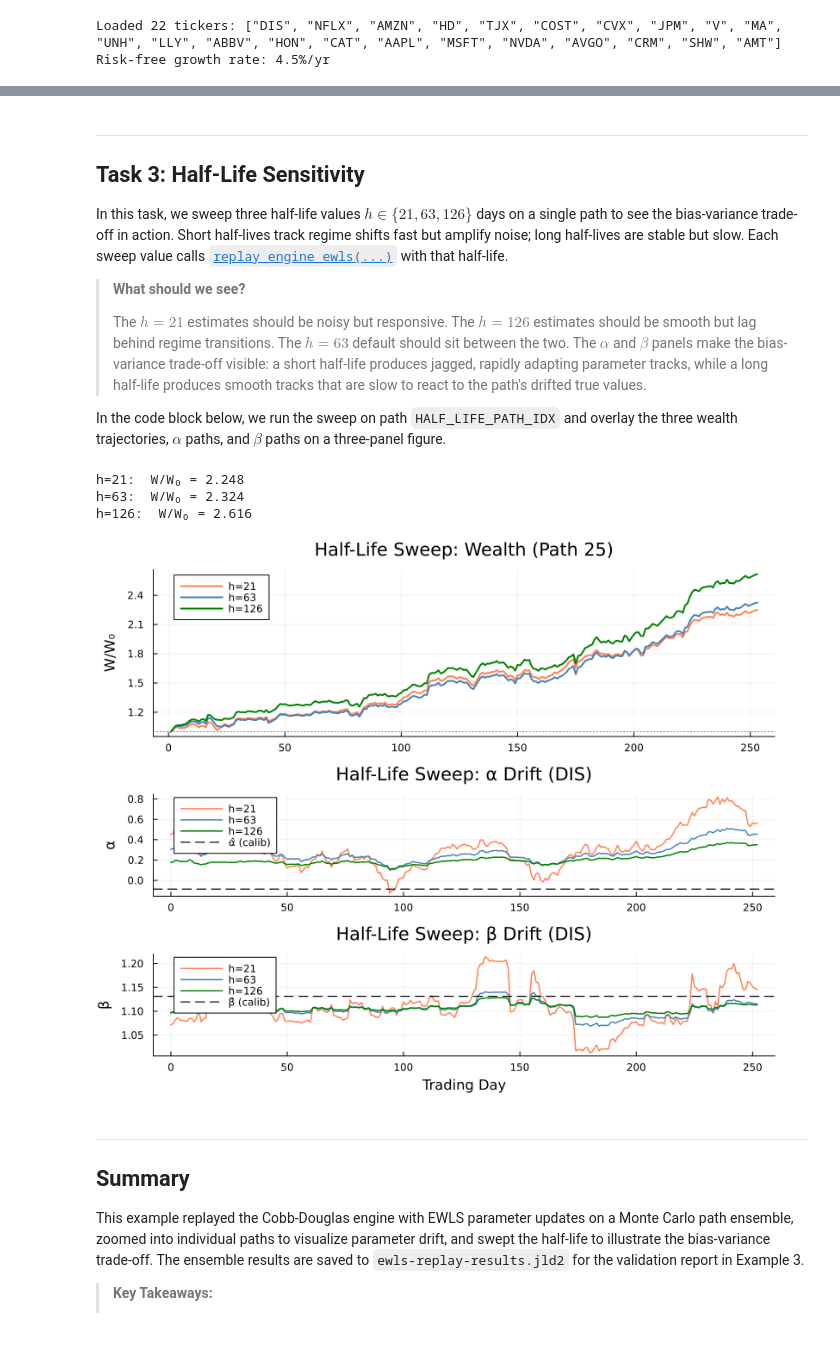
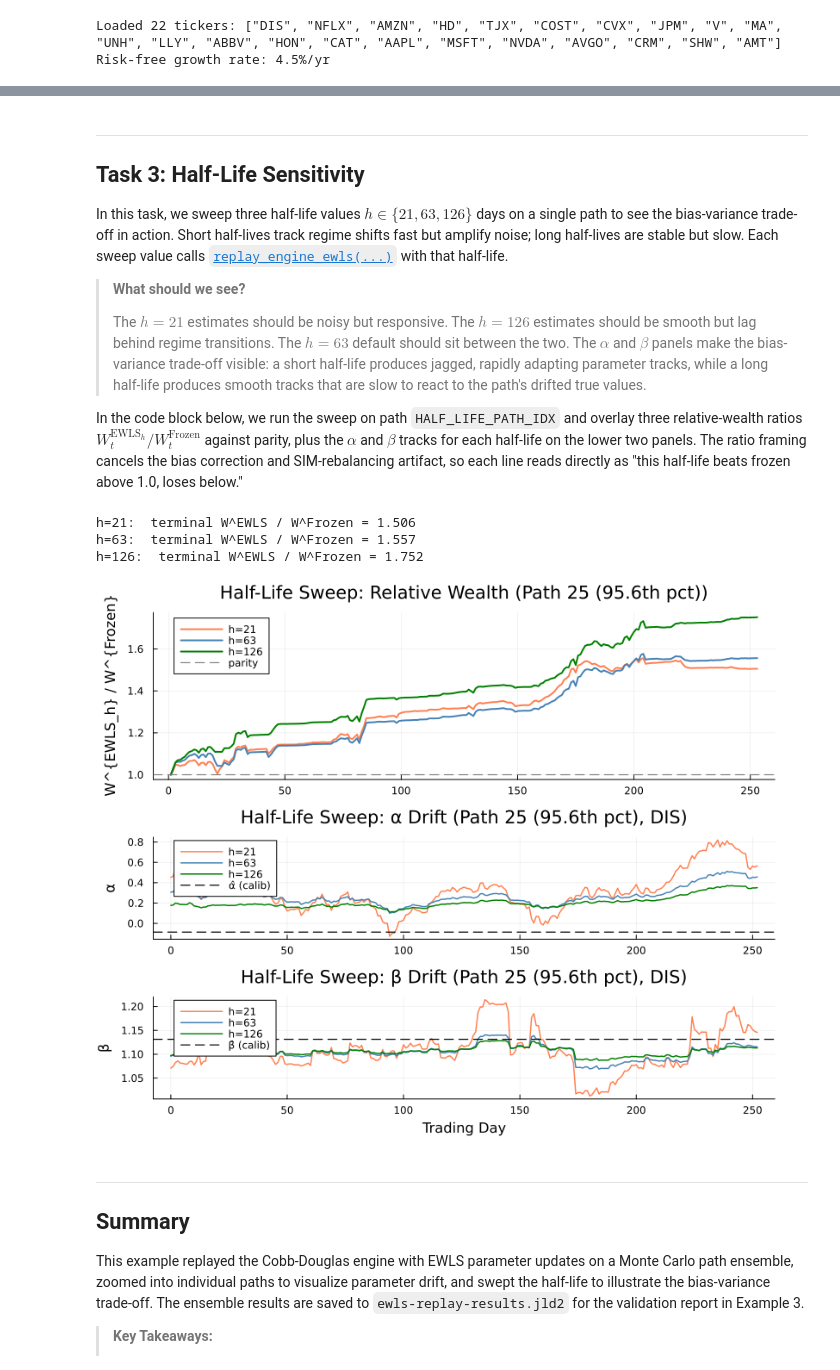
Before and after one commit to varnerlab/eCornell-AI-finance-lectures, a Jupyter notebook: lectures/session-3/eCornell-AI-Finance-S3-Example-Core-EWLSEngineReplay-May-2026.ipynb, the cells around one changed output, grey strips where cells are left out. Saved outputs shown, nothing was run; the diff lists cells and outputs as text; code cells hidden in the pictures; blank space fills up the shorter version.

```diff
--- a/lectures/session-3/eCornell-AI-Finance-S3-Example-Core-EWLSEngineReplay-May-2026.ipynb
+++ b/lectures/session-3/eCornell-AI-Finance-S3-Example-Core-EWLSEngineReplay-May-2026.ipynb
@@ -390,11 +429,14 @@ In this task, we sweep three half-life values $h \in \{21, 63, 126\}$ days on a
 >
 > The $h = 21$ estimates should be noisy but responsive. The $h = 126$ estimates should be smooth but lag behind regime transitions. The $h = 63$ default should sit between the two. The $\alpha$ and $\beta$ panels make the bias-variance trade-off visible: a short half-life produces jagged, rapidly adapting parameter tracks, while a long half-life produces smooth tracks that are slow to react to the path's drifted true values.
 
-In the code block below, we run the sweep on path `HALF_LIFE_PATH_IDX` and overlay the three wealth trajectories, $\alpha$ paths, and $\beta$ paths on a three-panel figure.
+In the code block below, we run the sweep on path `HALF_LIFE_PATH_IDX` and overlay three relative-wealth ratios $W^{\text{EWLS}_h}_t / W^{\text{Frozen}}_t$ against parity, plus the $\alpha$ and $\beta$ tracks for each half-life on the lower two panels. The ratio framing cancels the bias correction and SIM-rebalancing artifact, so each line reads directly as "this half-life beats frozen above 1.0, loses below."
 # %%
 let
-    # --- Step 1: Pick a single path ---
+    # --- Step 1: Pick a single path; tag its percentile in the EWLS-frozen advantage distribution ---
     p_idx = HALF_LIFE_PATH_IDX;
+    ewls_adv  = ewls_final_wealth .- frozen_bt.final_wealth;
+    p_idx_pct = round(mean(ewls_adv .<= ewls_adv[p_idx]) * 100, digits = 1);
+    path_lbl  = "Path $(p_idx) ($(p_idx_pct)th pct)";
     mkt = scenario.market_paths[p_idx, :];
     T_total = scenario.n_steps;
     pmatrix = zeros(T_total, N + 1);
@@ -407,46 +449,45 @@ let
     half_lives = [21.0, 63.0, 126.0];
     colors = [:coral, :steelblue, :green];
     labels = ["h=21", "h=63", "h=126"];
 
-    # --- Panel 1: Wealth across half-lives ---
-    p1 = plot(title="Half-Life Sweep: Wealth (Path $(p_idx))", ylabel="W/W₀");
+    # --- Panel 1: Relative wealth across half-lives, EWLS_h / Frozen (raw ratio) ---
+    p1 = plot(title="Half-Life Sweep: Relative Wealth ($(path_lbl))", ylabel="W^{EWLS_h} / W^{Frozen}");
     # --- Panel 2: Alpha drift across half-lives ---
-    p2 = plot(title="Half-Life Sweep: α Drift ($(my_tickers[1]))", ylabel="α");
+    p2 = plot(title="Half-Life Sweep: α Drift ($(path_lbl), $(my_tickers[1]))", ylabel="α");
     # --- Panel 3: Beta drift across half-lives ---
-    p3 = plot(title="Half-Life Sweep: β Drift ($(my_tickers[1]))", ylabel="β", xlabel="Trading Day");
+    p3 = plot(title="Half-Life Sweep: β Drift ($(path_lbl), $(my_tickers[1]))", ylabel="β", xlabel="Trading Day");
 
     # --- Step 2: Run EWLS at each half-life ---
     for (j, h) in enumerate(half_lives)
         result = replay_engine_ewls(pmatrix, mkt, my_tickers, sim_params, rules_params;
             B₀ = B₀, offset = offset, half_life = h, prior_weight = h,
             N_short = L_short, N_long = L_long, GAIN = GAIN, N_growth = L_growth);
 
-        bias_drag = exp.(-bias_pct_per_yr / 100.0 .* (0:length(result.wealth)-1) .* Δt);
-        wealth_c  = result.wealth .* bias_drag;
-        plot!(p1, 1:length(wealth_c), wealth_c ./ B₀,
+        ratio_h = result.wealth ./ frozen_bt_raw.wealth_paths[:, p_idx];   # raw / raw, drag cancels
+        plot!(p1, 1:length(ratio_h), ratio_h,
             label=labels[j], linewidth=2, color=colors[j]);
 
         α_hist = [hv[1] for hv in result.param_history[my_tickers[1]]];
         plot!(p2, 0:length(α_hist)-1, α_hist,
             label=labels[j], linewidth=1.5, color=colors[j]);
 
         β_hist = [hv[2] for hv in result.param_history[my_tickers[1]]];
         plot!(p3, 0:length(β_hist)-1, β_hist,
             label=labels[j], linewidth=1.5, color=colors[j]);
 
-        println("h=$(Int(h)):  W/W₀ = $(round(wealth_c[end]/B₀, digits=3))");
+        println("h=$(Int(h)):  terminal W^EWLS / W^Frozen = $(round(ratio_h[end], digits=3))");
     end
 
-    hline!(p1, [1.0], linestyle=:dot, color=:gray50, label="");
+    hline!(p1, [1.0], linestyle=:dash, color=:gray50, linewidth=1.2, label="parity");
     hline!(p2, [sim_params[my_tickers[1]][1]], linestyle=:dash, color=:black, linewidth=1.2, label="α̂ (calib)");
     hline!(p3, [sim_params[my_tickers[1]][2]], linestyle=:dash, color=:black, linewidth=1.2, label="β̂ (calib)");
     display(plot(p1, p2, p3, layout=grid(3, 1, heights=[0.45, 0.275, 0.275]), size=(800, 650)))
 end;
 # %% [output]
-h=21:  W/W₀ = 2.248
-h=63:  W/W₀ = 2.324
-h=126:  W/W₀ = 2.616
+h=21:  terminal W^EWLS / W^Frozen = 1.506
+h=63:  terminal W^EWLS / W^Frozen = 1.557
+h=126:  terminal W^EWLS / W^Frozen = 1.752
-[figure, old version]
+[figure, new version]
 # %% [markdown]
 ___
 ## Summary
```
Also changed, not shown: parts of 8 cells of this notebook, 2 other files.
